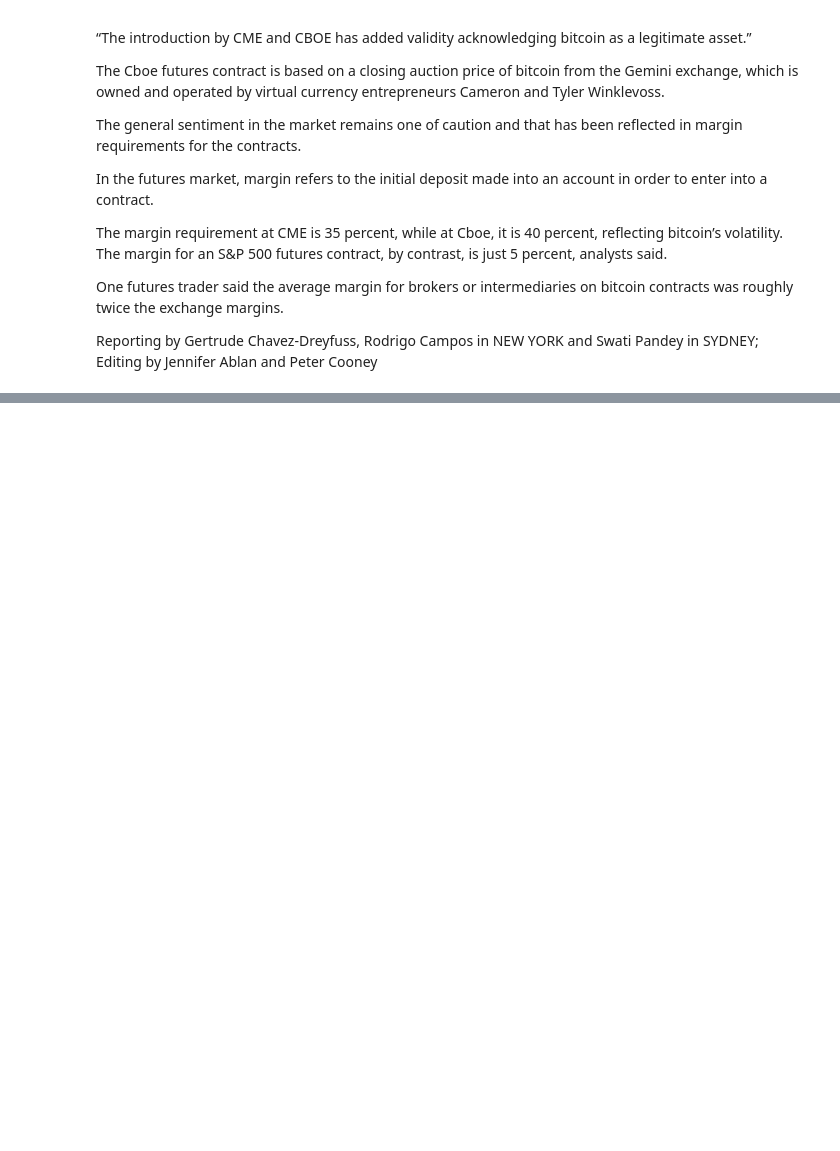
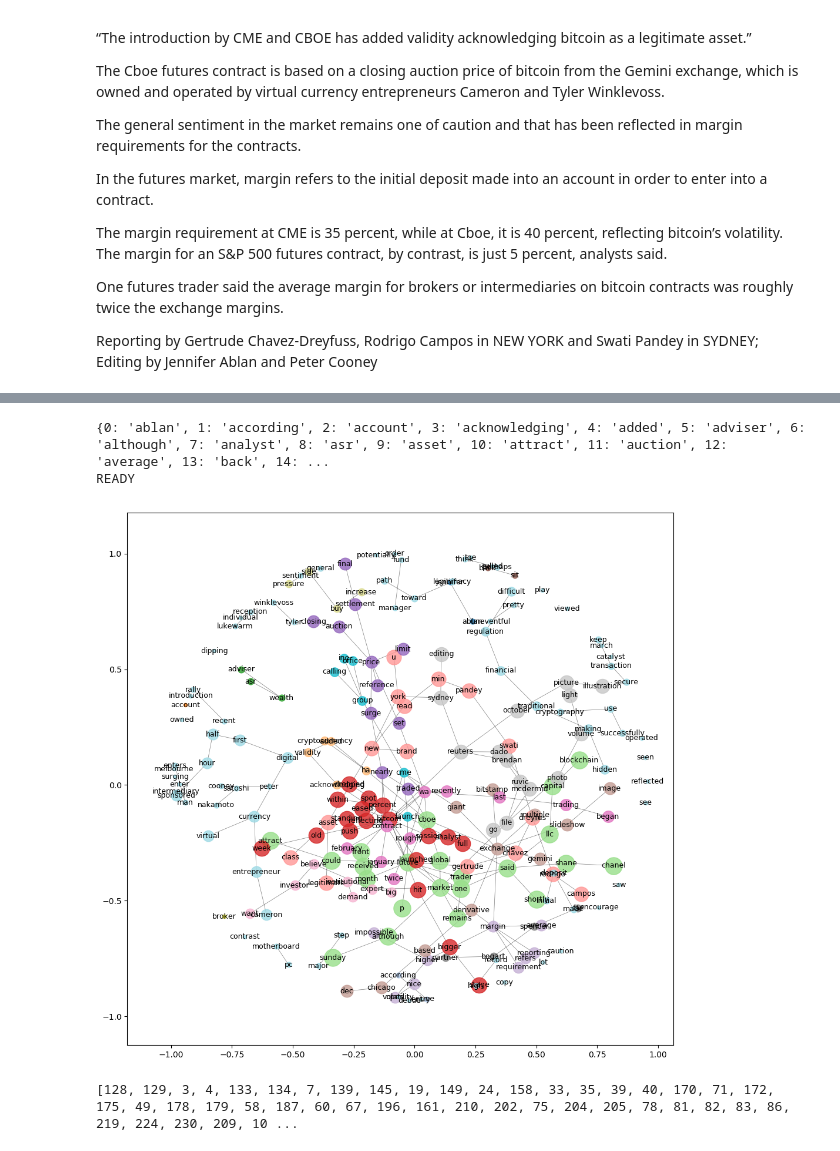
Before and after one commit to XuMuK1/KeywordsExtraction, a Jupyter notebook: GraphMethods/testNotebook.ipynb, the cells around one changed output, grey strips where cells are left out. Saved outputs shown, nothing was run; the diff lists cells and outputs as text; code cells hidden in the pictures; blank space fills up the shorter version.

Commit message:
G-N and kcore tested

```diff
--- a/GraphMethods/testNotebook.ipynb
+++ b/GraphMethods/testNotebook.ipynb
@@ -84,0 +205,46 @@ print(len(wordList))
+# %%
+#k-clique communities
+k = 10#FIXED
+compKclique = nxcom.kclique.k_clique_communities(gow,k)
+
+for communities in itertools.islice(compKclique, k):
+    communities = list(sorted(c) for c in communities)
+# %%
+#NOW DRAW IT!
+f, ax = plt.subplots(figsize=(12,12))
+
+pos=nx.spring_layout(gow, k= 1/np.sqrt(N)*35,iterations=710,weight=0.1) # positions for all nodes
+
+cmap_tab10 = plt.get_cmap("tab20")
+
+
+for com_id in np.arange(len(communities)):
+    #print(matplotlib.colors.to_hex(cmap_tab10(com_id)))
+    nx.draw_networkx_nodes(gow,pos,
+                           nodelist=communities[com_id],
+                           node_color=""+matplotlib.colors.to_hex(cmap_tab10(com_id)),
+                           node_size=20*len(communities[com_id]),
+                       alpha=0.8)
+
+
+# edges
+nx.draw_networkx_edges(gow,pos,width=0.5,arrows=False,alpha=0.5)
+
+
+
+# some math labels
+print(dict(zip(np.arange(len(wordList_filtered)),wordList_filtered)))
+nx.draw_networkx_labels(gow,pos,dict(zip(np.arange(len(wordList_filtered)),wordList_filtered)),font_size=9)
+print("READY")
+#to suppress output
+
+#nx.draw_spring(gow,node_list=wordList_filtered)
+# %% [output]
+{0: 'ablan', 1: 'according', 2: 'account', 3: 'acknowledging', 4: 'added', 5: 'adviser', 6: 'although', 7: 'analyst', 8: 'asr', 9: 'asset', 10: 'attract', 11: 'auction', 12: 'average', 13: 'back', 14: ...
+READY
+[figure, added]
+# %%
+kcore=nx.algorithms.core.k_core(gow)
+print(kcore.nodes)
+# %% [output]
+[128, 129, 3, 4, 133, 134, 7, 139, 145, 19, 149, 24, 158, 33, 35, 39, 40, 170, 71, 172, 175, 49, 178, 179, 58, 187, 60, 67, 196, 161, 210, 202, 75, 204, 205, 78, 81, 82, 83, 86, 219, 224, 230, 209, 10 ...
```
Also changed, not shown: parts of 15 cells of this notebook.
